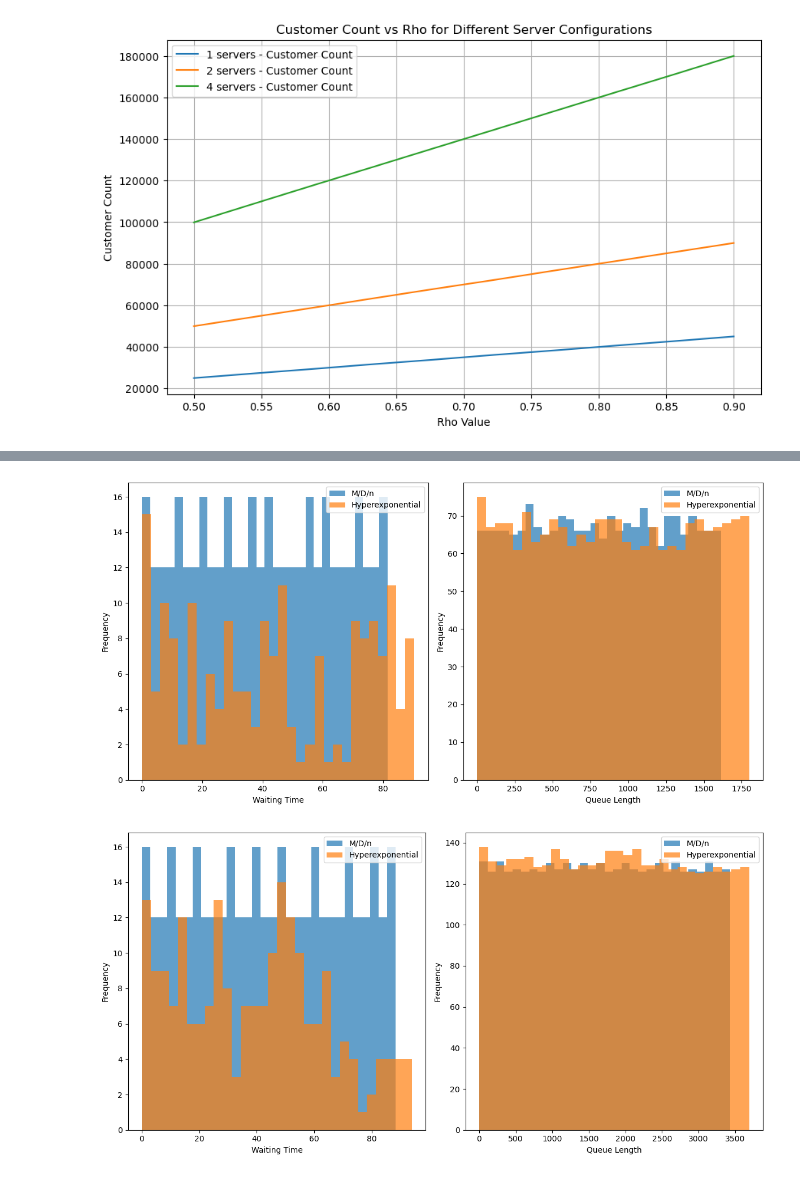
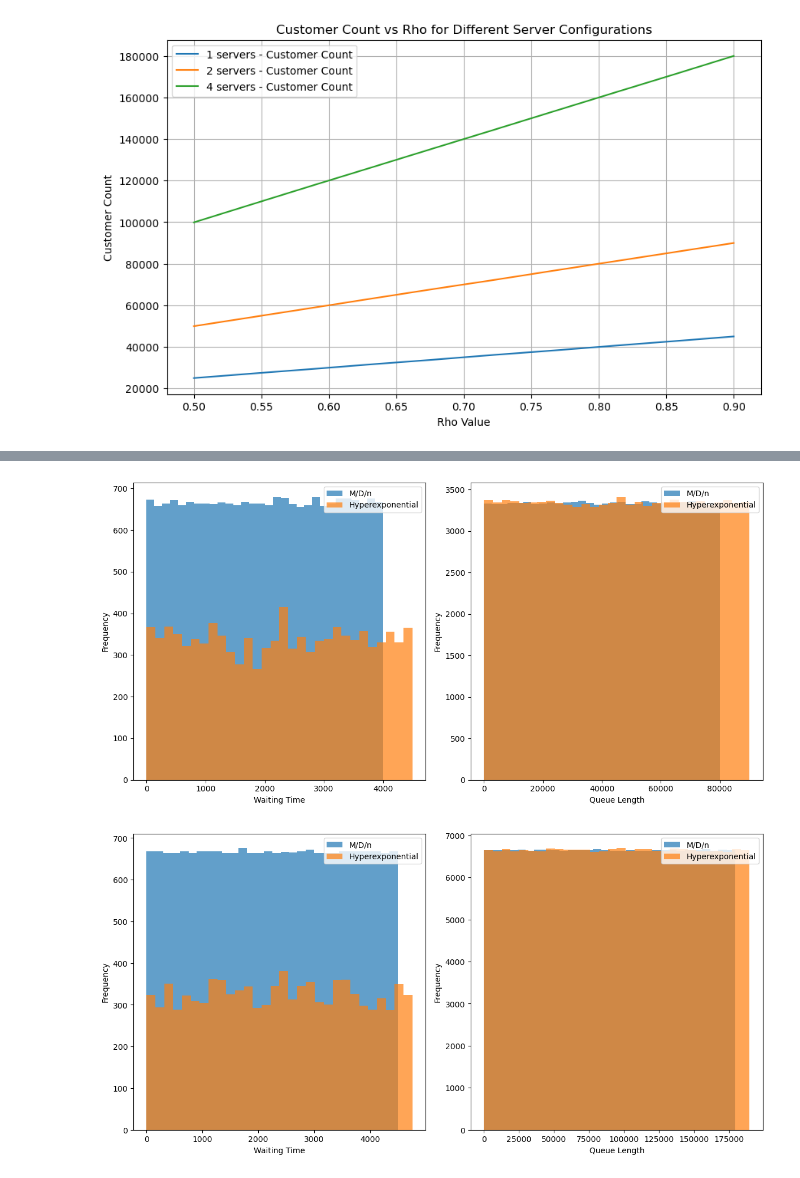
Before and after one commit to jazminli/DES-Simulation-Assignment2, a Jupyter notebook: DES.ipynb, the cells around one changed output, grey strips where cells are left out. Drawn from its saved outputs; the diff is of its cells as text; code cells hidden in the pictures.

```diff
--- a/DES.ipynb
+++ b/DES.ipynb
@@ -687,32 +705,30 @@ plt.show()
 # %%
-# [你之前定义的函数：customer_md, setup_md, customer_hyperexp, setup_hyperexp]
+# Parameters
+server_numbers = [1, 3, 5, 7, 9]
+arrival_rates = np.linspace(5, 20, 5)
+simulation_time = 5000
 
-# 参数
-server_numbers = [1,3,5,7,9]  # 服务器数量范围
-arrival_rates = np.linspace(5, 20, 5)  # 到达率范围
-simulation_time = 100
-
-# 初始化结果存储
+# Initialize storage for results
 results_md = {n: [] for n in server_numbers}
 results_hyperexp = {n: [] for n in server_numbers}
 
 for n in server_numbers:
     for lambda_ in arrival_rates:
-        # M/D/n 队列
+        # M/D/n queue
         wait_times_md = []
         env = simpy.Environment()
         env.process(setup_md(env, n, lambda_, 1.0, wait_times_md))
         env.run(until=simulation_time)
         results_md[n].append(statistics.mean(wait_times_md))
 
-        # 超指数分布队列
+        # Hyperexponential distribution queue
         wait_times_hyperexp = []
         env = simpy.Environment()
         env.process(setup_hyperexp(env, n, lambda_, wait_times_hyperexp))
         env.run(until=simulation_time)
         results_hyperexp[n].append(statistics.mean(wait_times_hyperexp))
 
-# 可视化
+# Visualization
 plt.figure(figsize=(12, 6))
 for n in server_numbers:
     plt.plot(arrival_rates, results_md[n], marker='o', label=f'M/D/{n}')
@@ -723,7 +739,6 @@ plt.legend()
 plt.grid(True)
 plt.show()
 
-
 plt.figure(figsize=(12, 6))
 for n in server_numbers:
     plt.plot(arrival_rates, results_hyperexp[n], marker='o', label=f'Hyperexp/{n}')
@@ -739,9 +760,9 @@ plt.show()
 # %%
-# 定义 M/D/n 队列的客户过程
+# Define the customer process for an M/D/n queue
 def customer_md(env, server, deterministic_service_time, times, queue_lengths):
     arrival_time = env.now
     queue_length = len(server.queue)
-    queue_lengths.append(queue_length)  # 记录队列长度
+    queue_lengths.append(queue_length)  # Record queue length
     with server.request() as request:
         yield request
         wait = env.now - arrival_time
@@ -749,18 +770,18 @@ def customer_md(env, server, deterministic_service_time, times, queue_lengths):
         yield env.timeout(deterministic_service_time)
 
 
-# 定义 M/D/n 队列的设置
+# Define the setup for an M/D/n queue
 def setup_md(env, num_servers, lambda_, deterministic_service_time, times, queue_lengths):
     server = simpy.Resource(env, num_servers)
     while True:
         yield env.timeout(random.expovariate(lambda_))
         env.process(customer_md(env, server, deterministic_service_time, times, queue_lengths))
 
-# 定义超指数分布队列的客户过程
+# Define the customer process for a hyperexponential distribution queue
 def customer_hyperexp(env, server, times, queue_lengths):
     arrival_time = env.now
     queue_length = len(server.queue)
-    queue_lengths.append(queue_length)  # 记录队列长度
+    queue_lengths.append(queue_length)  # Record queue length
     with server.request() as request:
         yield request
         wait = env.now - arrival_time
@@ -771,56 +792,56 @@ def customer_hyperexp(env, server, times, queue_lengths):
             service_time = random.expovariate(1/5.0)
         yield env.timeout(service_time)
 
-# 定义超指数分布队列的设置
+# Define the setup for a hyperexponential distribution queue
 def setup_hyperexp(env, num_servers, lambda_, times, queue_lengths):
     server = simpy.Resource(env, num_servers)
     while True:
         yield env.timeout(random.expovariate(lambda_))
         env.process(customer_hyperexp(env, server, times, queue_lengths))
 
-# 模拟参数
-mu = 5  # 服务率
-num_servers = 4  # 服务器数量
-lambda_values = [mu * num_servers * x for x in range(1, 3)]  # 到达率，确保负载超过1
-simulation_time = 100
+# Simulation parameters
+mu = 5  # Service rate
+num_servers = 4  # Number of servers
+lambda_values = [mu * num_servers * x for x in range(1, 3)]  # Arrival rates, ensuring load is over 1
+simulation_time = 5000
 
-# 运行模拟
+# Run simulations
 for lambda_ in lambda_values:
     wait_times_md = []
     queue_lengths_md = []
     wait_times_hyperexp = []
     queue_lengths_hyperexp = []
 
-    # M/D/n 队列
+    # M/D/n queue
     env = simpy.Environment()
     env.process(setup_md(env, num_servers, lambda_, 1.0, wait_times_md, queue_lengths_md))
     env.run(until=simulation_time)
 
-    # 超指数分布队列
+    # Hyperexponential distribution queue
     env = simpy.Environment()
     env.process(setup_hyperexp(env, num_servers, lambda_, wait_times_hyperexp, queue_lengths_hyperexp))
     env.run(until=simulation_time)
 
-    # 可视化等待时间和队列长度
+    # Visualize waiting times and queue lengths
     plt.figure(figsize=(12, 6))
     plt.subplot(1, 2, 1)
     plt.hist(wait_times_md, bins=30, alpha=0.7, label='M/D/n')
     plt.hist(wait_times_hyperexp, bins=30, alpha=0.7, label='Hyperexponential')
     plt.xlabel('Waiting Time')
     plt.ylabel('Frequency')
     #plt.title(f'Waiting Time Distribution (Lambda={lambda_})')
     plt.legend()
 
     plt.subplot(1, 2, 2)
     plt.hist(queue_lengths_md, bins=30, alpha=0.7, label='M/D/n')
     plt.hist(queue_lengths_hyperexp, bins=30, alpha=0.7, label='Hyperexponential')
     plt.xlabel('Queue Length')
     plt.ylabel('Frequency')
     #plt.title(f'Queue Length Distribution (Lambda={lambda_})')
     plt.legend()
 
     plt.tight_layout()
     plt.show()
 # %% [output]
-[figure, old version]
+[figure, new version]
-[figure, old version]
+[figure, new version]
```
Also changed, not shown: parts of 18 cells of this notebook.
